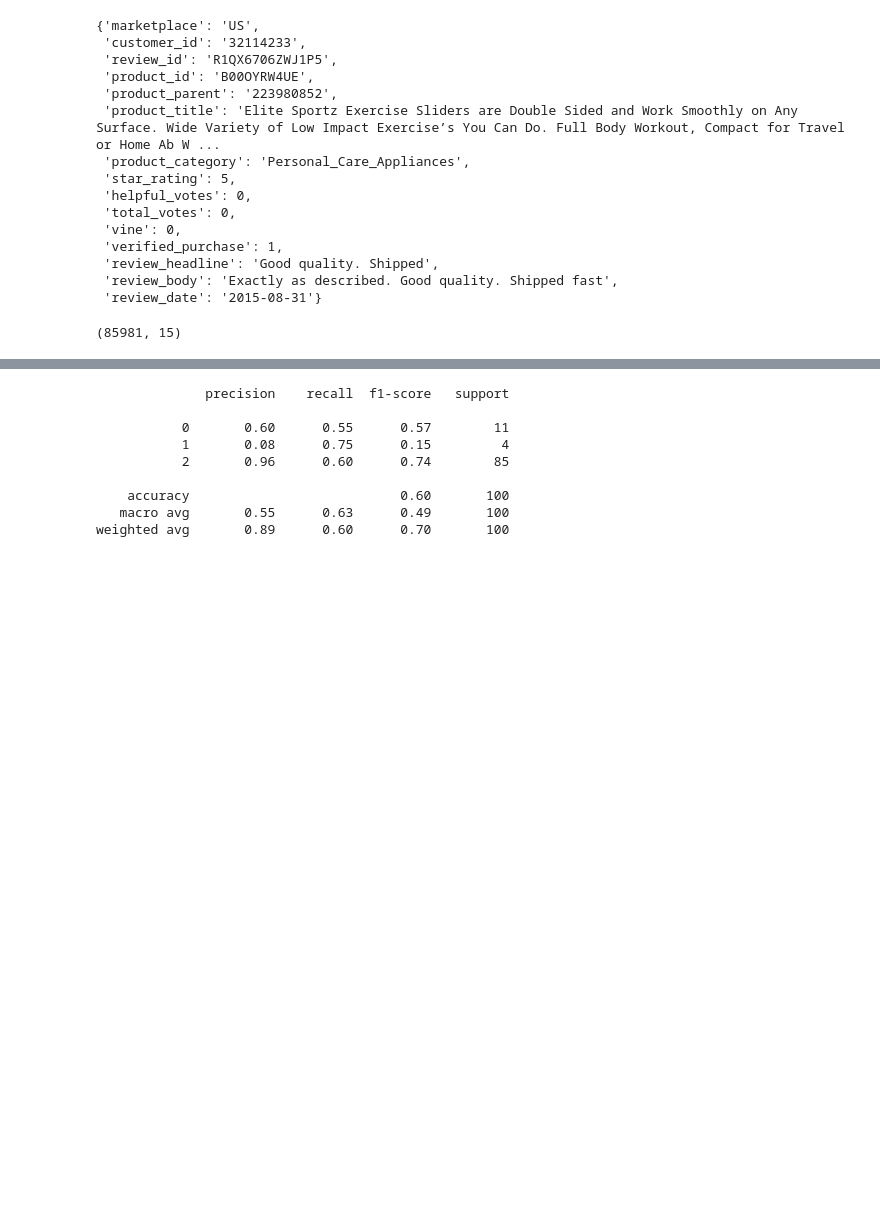
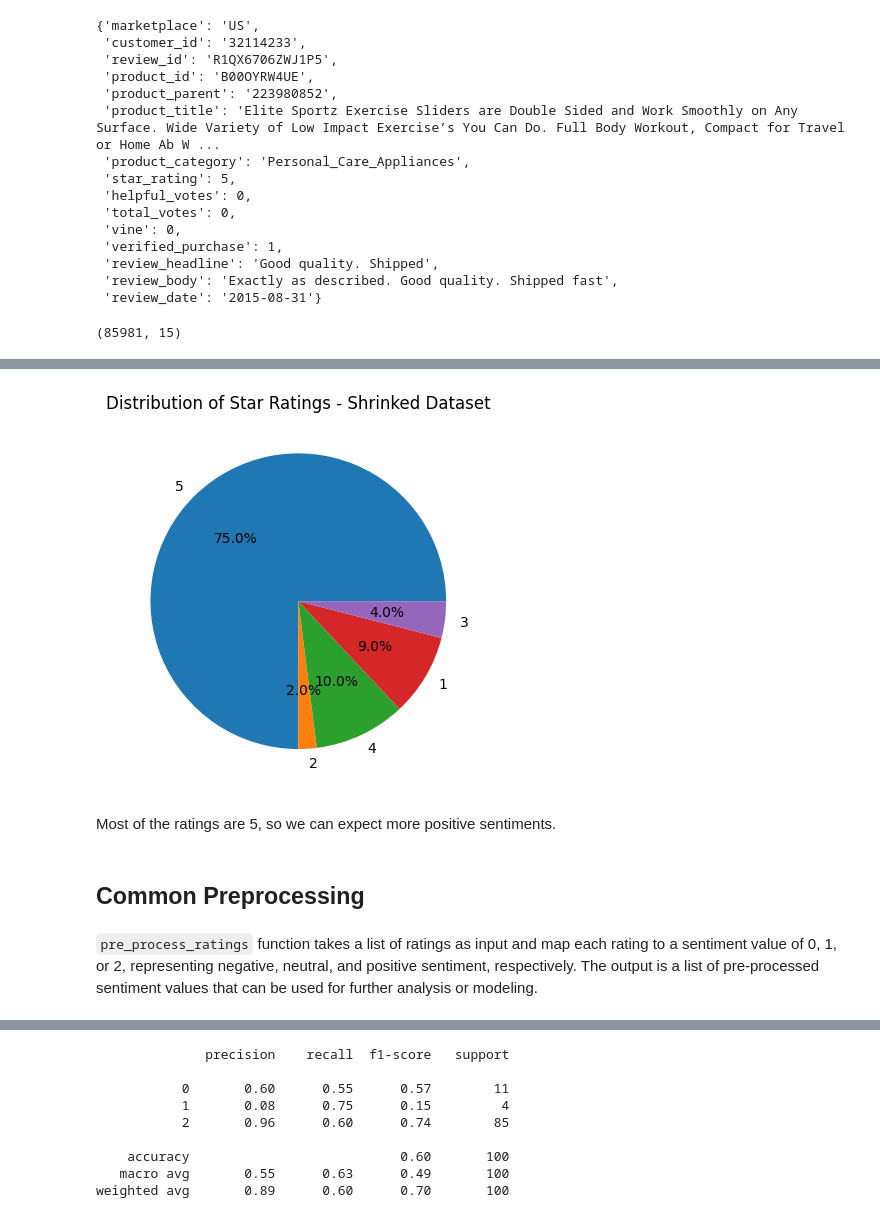
Before and after one commit to pal0064/tutorials, a Jupyter notebook: stanza/Stanza.ipynb, the cells around one changed output, grey strips where cells are left out. Saved outputs shown, nothing was run; the diff lists cells and outputs as text; code cells hidden in the pictures; blank space fills up the shorter version.

```diff
--- a/stanza/Stanza.ipynb
+++ b/stanza/Stanza.ipynb
@@ -141,0 +94,11 @@ from tqdm.auto import tqdm
+# %%
+ratings = Counter(dataset['train']['star_rating'][0:size])
+plot_pie(ratings, 'Shrinked Dataset')
+# %% [output]
+[figure, added]
+# %% [markdown]
+Most of the ratings are 5, so we can expect more positive sentiments.
+# %% [markdown]
+## Common Preprocessing
+# %% [markdown]
+ `pre_process_ratings` function takes a list of ratings as input and map each rating to a sentiment value of 0, 1, or 2, representing negative, neutral, and positive sentiment, respectively. The output is a list of pre-processed sentiment values that can be used for further analysis or modeling.
```
Also changed, not shown: parts of 67 cells of this notebook, 7 other files.
